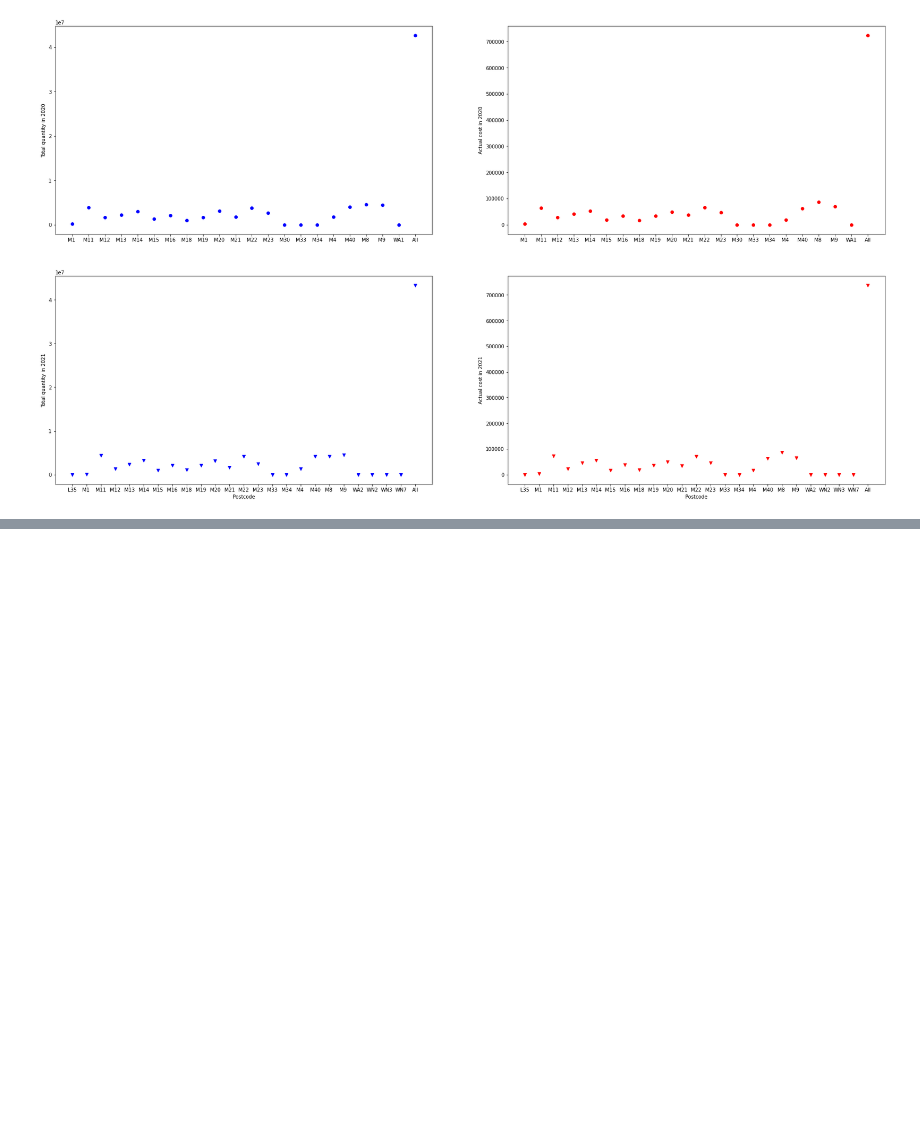
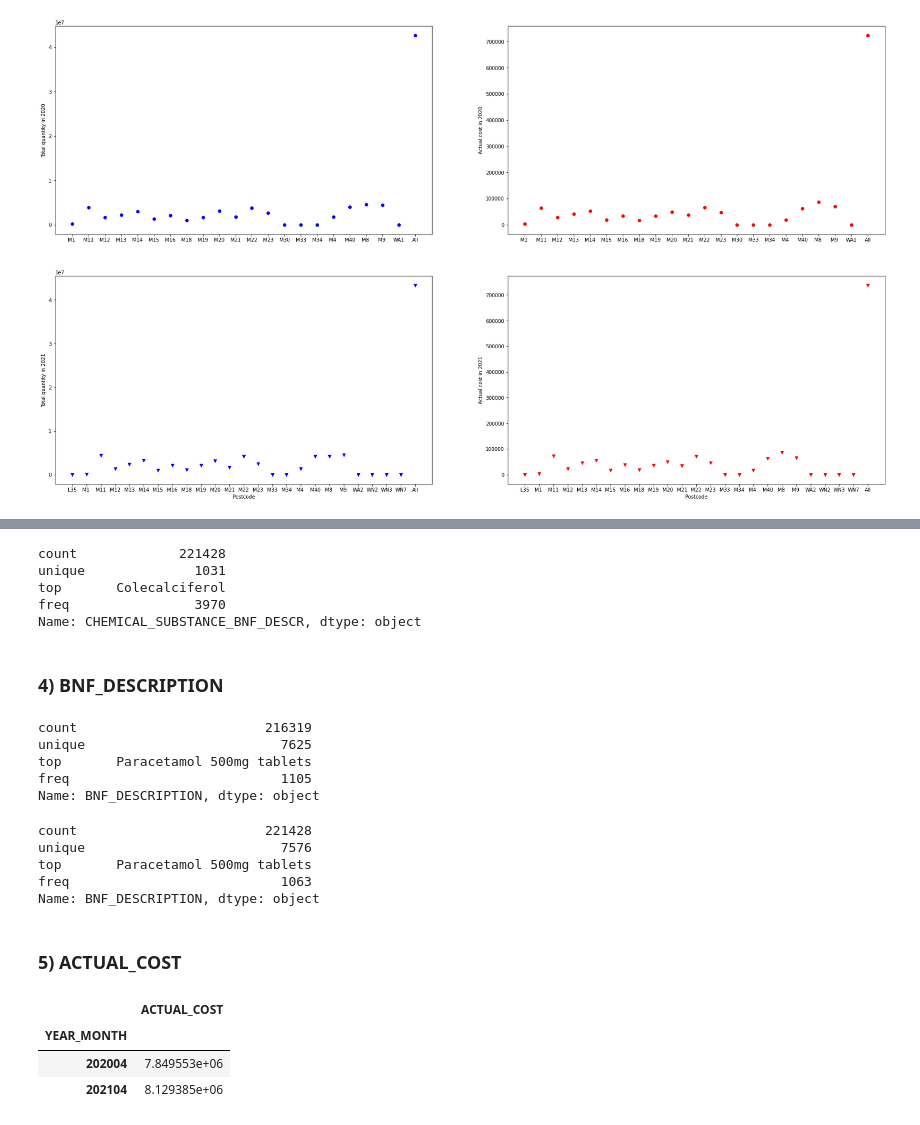
Before and after one commit to zahraa-m/PHE_UK, a Jupyter notebook: PHE_UK.ipynb, the cells around one changed output, grey strips where cells are left out. Saved outputs shown, nothing was run; the diff lists cells and outputs as text; code cells hidden in the pictures; blank space fills up the shorter version.

```diff
--- a/PHE_UK.ipynb
+++ b/PHE_UK.ipynb
@@ -404,0 +456,9 @@ plt.show()
+# %%
+import pandas as pd
+import numpy as np
+import matplotlib as mpl
+import matplotlib.pyplot as plt
+
+#Background information 1)Check the number and top of Area code in 2020
+df_2020['area_co'] = df_2020['POSTCODE'].str[0:3]
+df_2020['area_co'].describe()
@@ -404,0 +471,4 @@ plt.show()
+# %%
+# Background information 1) Check the number and top of Area code in 2021
+df_2021['area_co'] = df_2021['POSTCODE'].str[0:3]
+df_2021['area_co'].describe()
@@ -404,0 +512,45 @@ plt.show()
+# %%
+#Background information 3)-2 CHEMICAL_SUBSTANCE_BNF_DESCR in 2021
+df_2021['CHEMICAL_SUBSTANCE_BNF_DESCR'].describe()
+# %% [output]
+count             221428
+unique              1031
+top       Colecalciferol
+freq                3970
+Name: CHEMICAL_SUBSTANCE_BNF_DESCR, dtype: object
+# %% [markdown]
+### 4) BNF_DESCRIPTION
+# %%
+#Background information 4)-1 BNF_DESCRIPTION in 2020
+df_2020['BNF_DESCRIPTION'].describe()
+# %% [output]
+count                        216319
+unique                         7625
+top       Paracetamol 500mg tablets
+freq                           1105
+Name: BNF_DESCRIPTION, dtype: object
+# %%
+#Background information 4)-2 BNF_DESCRIPTION in 2021
+df_2021['BNF_DESCRIPTION'].describe()
+# %% [output]
+count                        221428
+unique                         7576
+top       Paracetamol 500mg tablets
+freq                           1063
+Name: BNF_DESCRIPTION, dtype: object
+# %% [markdown]
+### 5) ACTUAL_COST
+# %%
+#Background information 5)-1 ACTUAL_COST in 2020, 2021
+frames = [df_2020, df_2021]
+df_marge = pd.concat(frames) # marge into a dataframe of 2020 and 2021
+
+table = pd.pivot_table(df_marge,
+                       values =['ACTUAL_COST'], index = ['YEAR_MONTH'],
+                       aggfunc=np.sum)
+table
+# %% [output]
+|  | ACTUAL_COST |
+| YEAR_MONTH |  |
+| 202004 | 7.849553e+06 |
+| 202104 | 8.129385e+06 |
```
Also changed, not shown: parts of 20 cells of this notebook.
